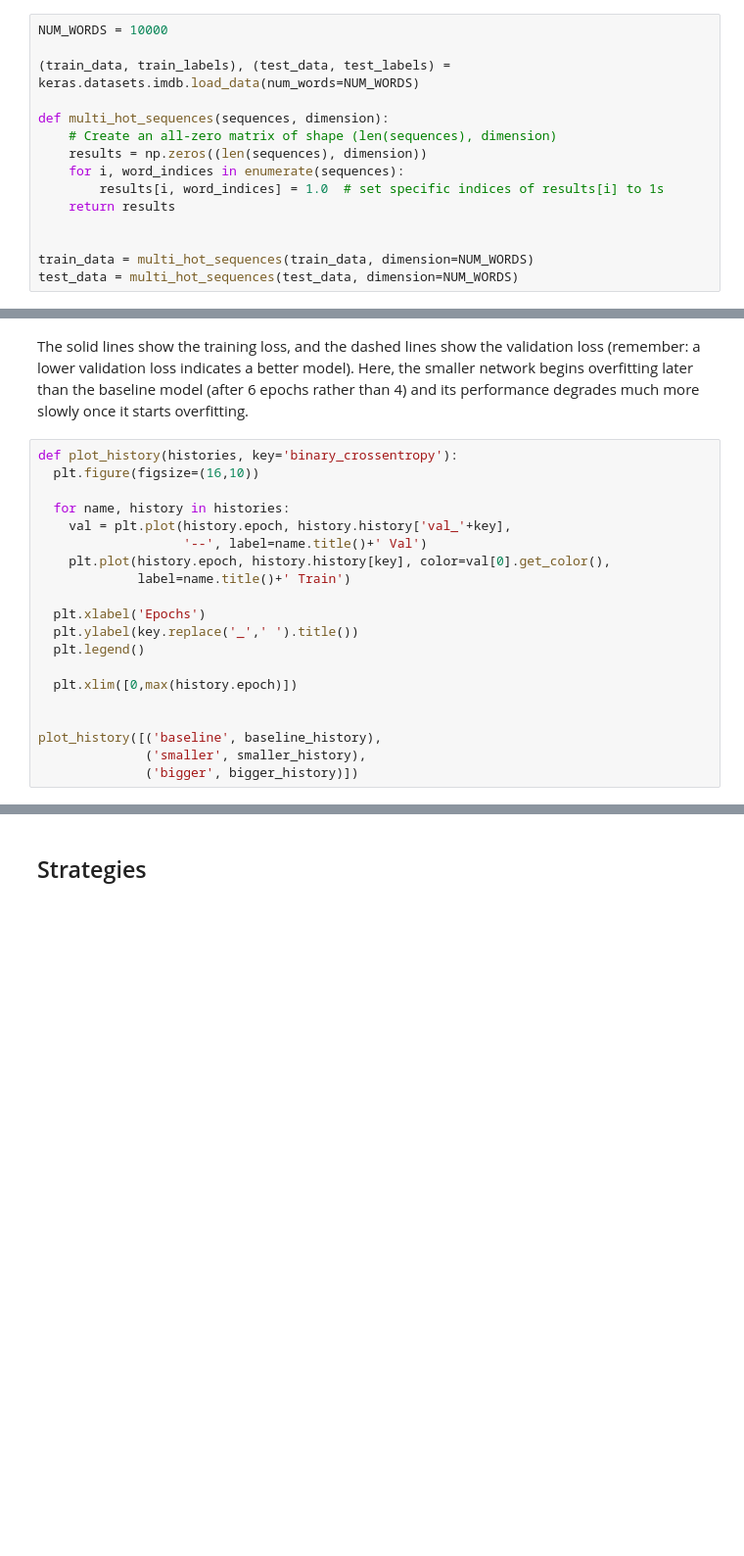
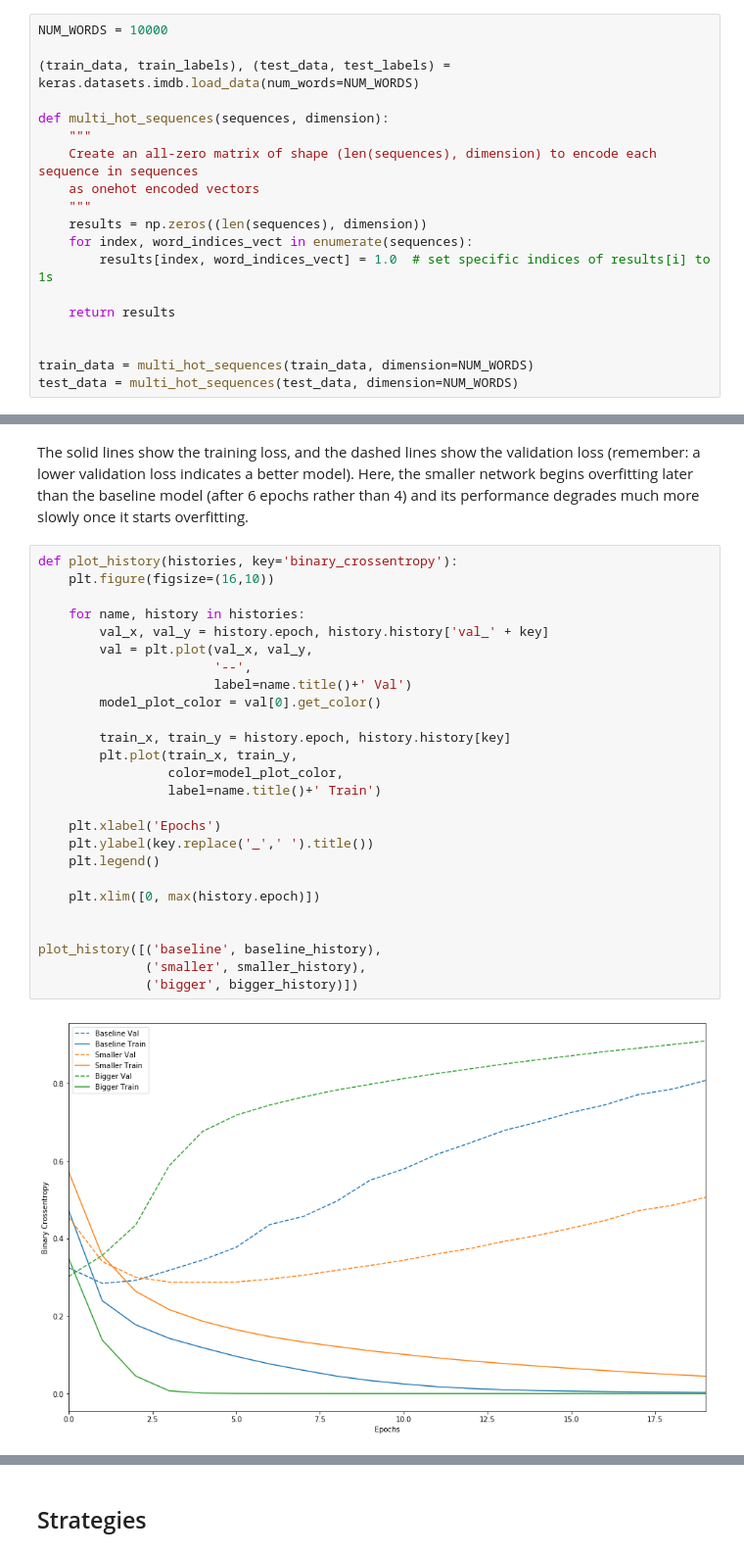
Before and after one commit to reedv/tensorflow-tutorials-refactored, a Jupyter notebook: getting-started/overfit_and_underfit.ipynb, the cells around one changed output, grey strips where cells are left out. Shown: that part at 98% size. Saved outputs shown, nothing was run; the diff lists cells and outputs as text; blank space fills up the shorter version.

```diff
--- a/getting-started/overfit_and_underfit.ipynb
+++ b/getting-started/overfit_and_underfit.ipynb
@@ -82,10 +89,14 @@ NUM_WORDS = 10000
 (train_data, train_labels), (test_data, test_labels) = keras.datasets.imdb.load_data(num_words=NUM_WORDS)
 
 def multi_hot_sequences(sequences, dimension):
-    # Create an all-zero matrix of shape (len(sequences), dimension)
+    """
+    Create an all-zero matrix of shape (len(sequences), dimension) to encode each sequence in sequences
+    as onehot encoded vectors
+    """
     results = np.zeros((len(sequences), dimension))
-    for i, word_indices in enumerate(sequences):
-        results[i, word_indices] = 1.0  # set specific indices of results[i] to 1s
+    for index, word_indices_vect in enumerate(sequences):
+        results[index, word_indices_vect] = 1.0  # set specific indices of results[i] to 1s
+
     return results
 
 
@@ -188,22 +300,30 @@ bigger_history = bigger_model.fit(train_data, train_labels,
 The solid lines show the training loss, and the dashed lines show the validation loss (remember: a lower validation loss indicates a better model). Here, the smaller network begins overfitting later than the baseline model (after 6 epochs rather than 4) and its performance degrades much more slowly once it starts overfitting.
 # %%
 def plot_history(histories, key='binary_crossentropy'):
-  plt.figure(figsize=(16,10))
+    plt.figure(figsize=(16,10))
 
-  for name, history in histories:
-    val = plt.plot(history.epoch, history.history['val_'+key],
-                   '--', label=name.title()+' Val')
-    plt.plot(history.epoch, history.history[key], color=val[0].get_color(),
-             label=name.title()+' Train')
+    for name, history in histories:
+        val_x, val_y = history.epoch, history.history['val_' + key]
+        val = plt.plot(val_x, val_y,
+                       '--',
+                       label=name.title()+' Val')
+        model_plot_color = val[0].get_color()
 
-  plt.xlabel('Epochs')
-  plt.ylabel(key.replace('_',' ').title())
-  plt.legend()
+        train_x, train_y = history.epoch, history.history[key]
+        plt.plot(train_x, train_y,
+                 color=model_plot_color,
+                 label=name.title()+' Train')
 
-  plt.xlim([0,max(history.epoch)])
+    plt.xlabel('Epochs')
+    plt.ylabel(key.replace('_',' ').title())
+    plt.legend()
+
+    plt.xlim([0, max(history.epoch)])
 
 
 plot_history([('baseline', baseline_history),
               ('smaller', smaller_history),
               ('bigger', bigger_history)])
+# %% [output]
+[figure, added]
 # %% [markdown]
```
Also changed, not shown: parts of 16 cells of this notebook, 3 other files.
